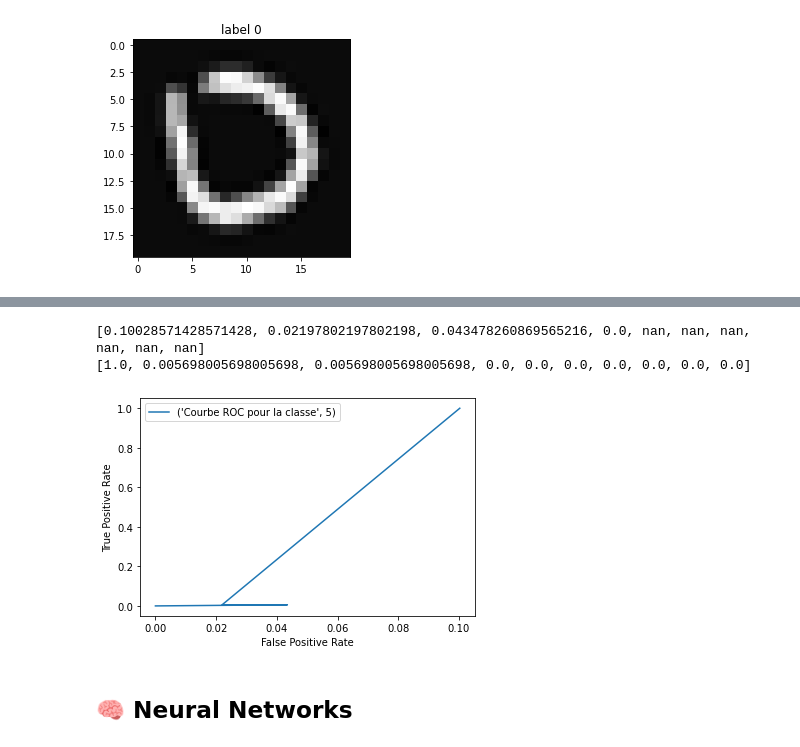
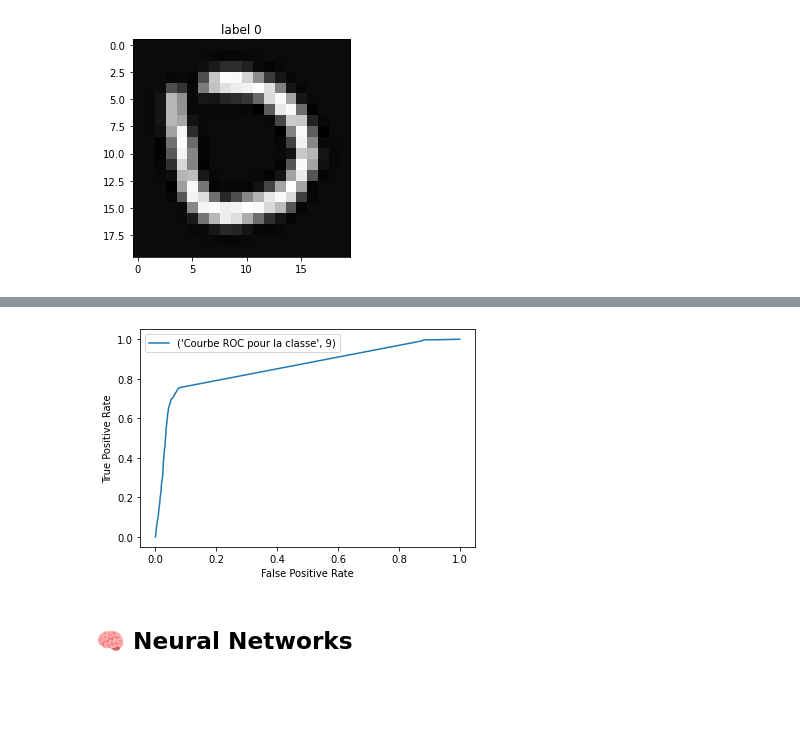
Before and after one commit to kawaremu/MLFromScratch, a Jupyter notebook: Performance measures.ipynb, the cells around one changed output, grey strips where cells are left out. Cells and saved outputs as stored; diff of their text form; code cells hidden in the pictures; blank space fills up the shorter version.

```diff
--- a/Performance measures.ipynb
+++ b/Performance measures.ipynb
@@ -379,20 +379,20 @@ def fpr(confusion_matrix,n_class):
 # %% [markdown]
 ### ⚫ ROC Curve
 # %%
-def ROC_Curve(proba,Ytt,n_classe):
-    thresh = np.linspace(0,1,num=100)
+def ROC_Curve(proba,Ytt,n_class):
+    thresholds = np.linspace(0,1,num=100)
     fprs = []
     tprs = []
-    for v in thresh:
-        pred = (proba[:,n_classe] >= v).astype(bool)
+    for value in thresholds:
+        pred = (proba[:,n_class] >= value).astype(bool)
 
-        TP = (Ytt[pred]==n_classe).sum();FP = (Ytt[pred]!=n_classe).sum()
-        TN = (Ytt[np.logical_not(pred)]!=n_classe).sum();FN = (Ytt[np.logical_not(pred)]==n_classe).sum()
+        TP = (Ytt[pred]==n_class).sum();FP = (Ytt[pred]!=n_class).sum()
+        TN = (Ytt[np.logical_not(pred)]!=n_class).sum();FN = (Ytt[np.logical_not(pred)]==n_class).sum()
 
         fprs = fprs + [FP/(FP+TN)]
         tprs = tprs + [TP/(TP+FN)]
     fig,ax = plt.subplots()
-    ax.plot(fprs,tprs,label=('Courbe ROC pour la classe',n_classe))
+    ax.plot(fprs,tprs,label=('Courbe ROC pour la classe',n_class))
     ax.set_xlabel('False Positive Rate')
     ax.set_ylabel('True Positive Rate')
     ax.legend()
@@ -997,9 +1017,7 @@ array([[0.10484886, 0.10572749, 0.10032816, ..., 0.03710272, 0.11081592,
 # %%
-ROC_Curve(probs,Ytt,n_class=5)
+ROC_Curve(probs,Ytt,n_class=9)
 # %% [output]
-[0.10028571428571428, 0.02197802197802198, 0.043478260869565216, 0.0, nan, nan, nan, nan, nan, nan]
-[1.0, 0.005698005698005698, 0.005698005698005698, 0.0, 0.0, 0.0, 0.0, 0.0, 0.0, 0.0]
-[figure, old version]
+[figure, new version]
 # %% [markdown]
 ## 🧠 Neural Networks
 # %%
```
Also changed, not shown: parts of 6 cells of this notebook.
